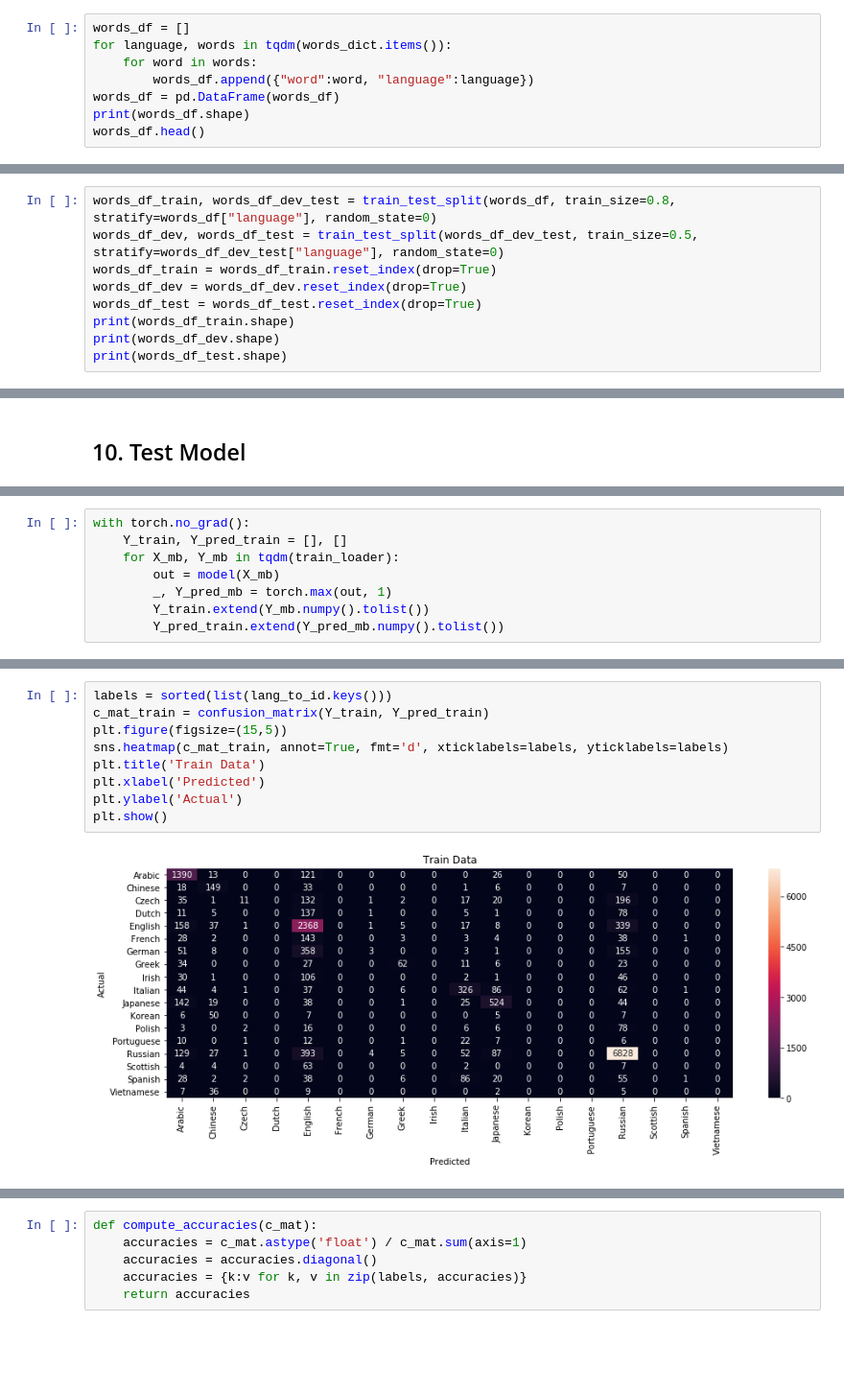
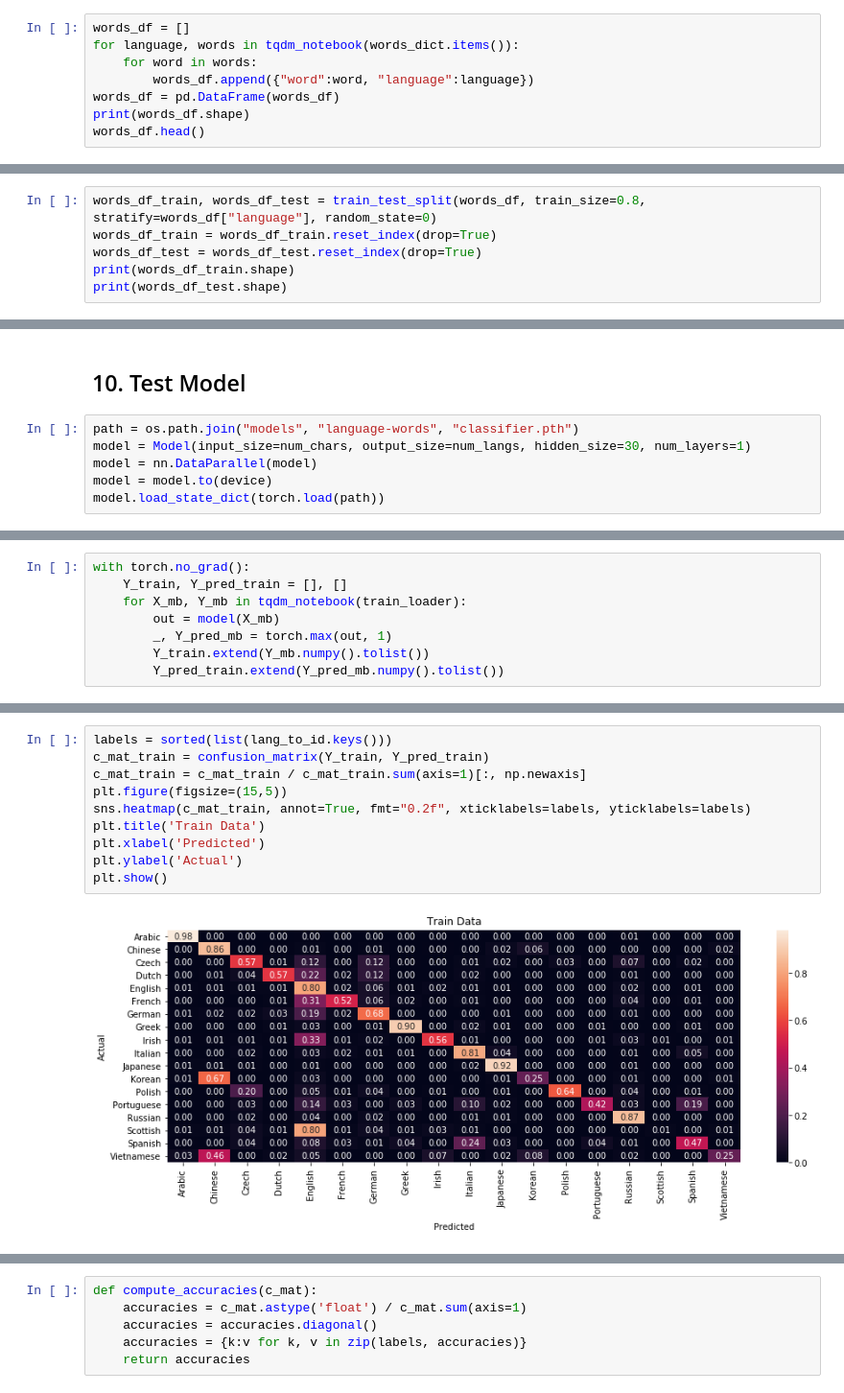
Before and after one commit to gokulkarthik/Deep-Learning-Projects.pytorch, a Jupyter notebook: 2-multi-class-word-classification.ipynb, the cells around one changed output, grey strips where cells are left out. Shown: that part at 96% size. Drawn from its saved outputs; the diff is of its cells as text; blank space fills up the shorter version.

```diff
--- a/2-multi-class-word-classification.ipynb
+++ b/2-multi-class-word-classification.ipynb
@@ -174,7 +174,7 @@ print(id_to_char)
 ## 4. Split data
 # %%
 words_df = []
-for language, words in tqdm(words_dict.items()):
+for language, words in tqdm_notebook(words_dict.items()):
     for word in words:
         words_df.append({"word":word, "language":language})
 words_df = pd.DataFrame(words_df)
@@ -191,11 +192,8 @@ words_df.head()
 # %%
-words_df_train, words_df_dev_test = train_test_split(words_df, train_size=0.8, stratify=words_df["language"], random_state=0)
-words_df_dev, words_df_test = train_test_split(words_df_dev_test, train_size=0.5, stratify=words_df_dev_test["language"], random_state=0)
+words_df_train, words_df_test = train_test_split(words_df, train_size=0.8, stratify=words_df["language"], random_state=0)
 words_df_train = words_df_train.reset_index(drop=True)
-words_df_dev = words_df_dev.reset_index(drop=True)
 words_df_test = words_df_test.reset_index(drop=True)
 print(words_df_train.shape)
-print(words_df_dev.shape)
 print(words_df_test.shape)
 # %% [output]
 (16059, 2)
@@ -418,2 +428,8 @@ plt.show()
 # %% [markdown]
 ## 10. Test Model
+# %%
+path = os.path.join("models", "language-words", "classifier.pth")
+model = Model(input_size=num_chars, output_size=num_langs, hidden_size=30, num_layers=1)
+model = nn.DataParallel(model)
+model = model.to(device)
+model.load_state_dict(torch.load(path))
@@ -420,7 +438,7 @@ plt.show()
 # %%
 with torch.no_grad():
     Y_train, Y_pred_train = [], []
-    for X_mb, Y_mb in tqdm(train_loader):
+    for X_mb, Y_mb in tqdm_notebook(train_loader):
         out = model(X_mb)
         _, Y_pred_mb = torch.max(out, 1)
         Y_train.extend(Y_mb.numpy().tolist())
@@ -455,11 +473,12 @@ Test Accuracy: 0.7151394422310757
 # %%
 labels = sorted(list(lang_to_id.keys()))
 c_mat_train = confusion_matrix(Y_train, Y_pred_train)
+c_mat_train = c_mat_train / c_mat_train.sum(axis=1)[:, np.newaxis]
 plt.figure(figsize=(15,5))
-sns.heatmap(c_mat_train, annot=True, fmt='d', xticklabels=labels, yticklabels=labels)
+sns.heatmap(c_mat_train, annot=True, fmt="0.2f", xticklabels=labels, yticklabels=labels)
 plt.title('Train Data')
 plt.xlabel('Predicted')
 plt.ylabel('Actual')
 plt.show()
 # %% [output]
-[figure, old version]
+[figure, new version]
```
Also changed, not shown: parts of 30 cells of this notebook.
